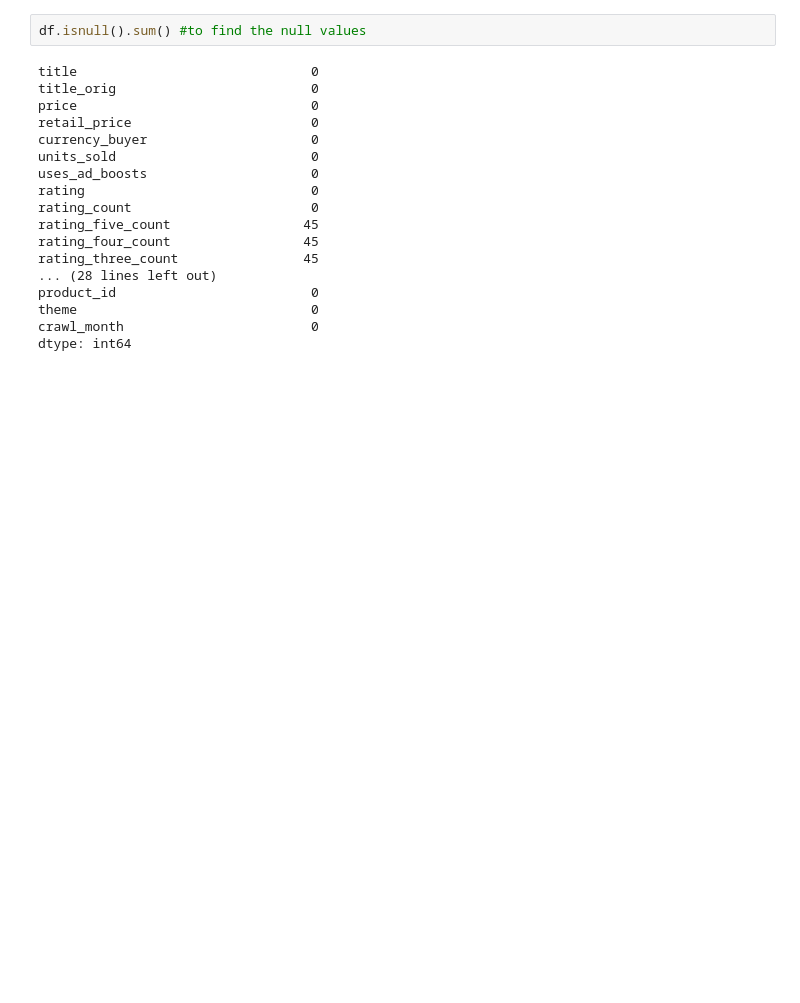
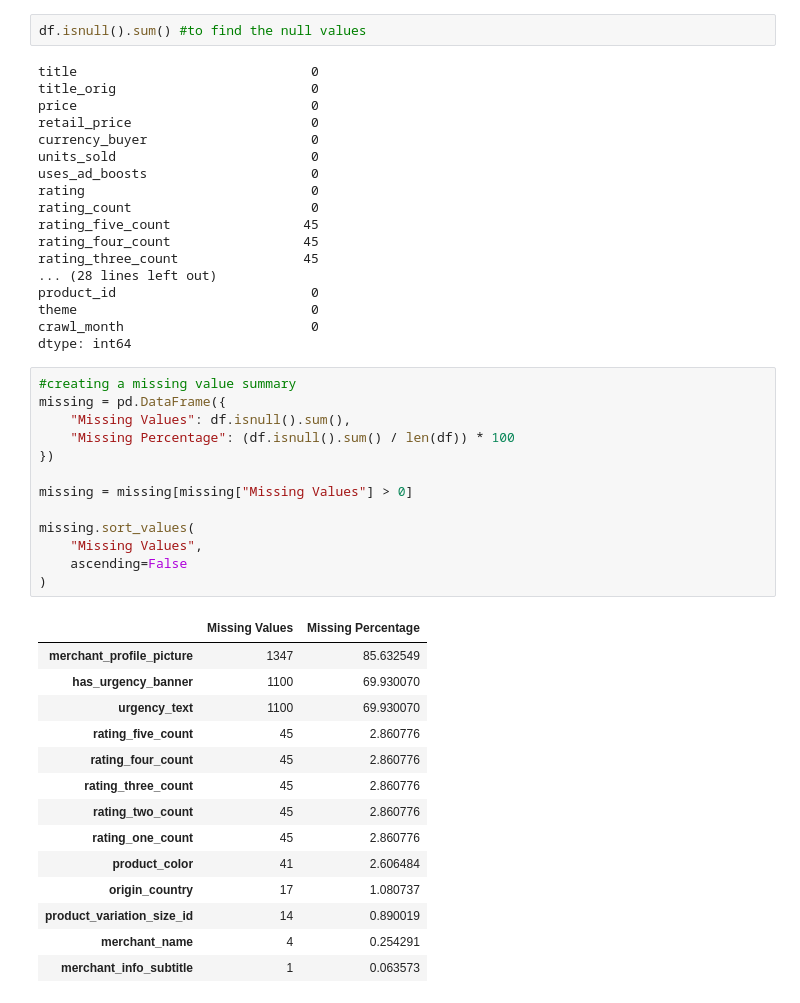
Before and after one commit to kaizen-jay/Retail-Sales-Analytics, a Jupyter notebook: notebooks/summer_product_analysis.ipynb, the cells around one changed output. Drawn from its saved outputs; the diff is of its cells as text; blank space fills up the shorter version.

```diff
--- a/notebooks/summer_product_analysis.ipynb
+++ b/notebooks/summer_product_analysis.ipynb
@@ -191,3 +191,31 @@ product_id                         0
 theme                              0
 crawl_month                        0
 dtype: int64
+# %%
+#creating a missing value summary
+missing = pd.DataFrame({
+    "Missing Values": df.isnull().sum(),
+    "Missing Percentage": (df.isnull().sum() / len(df)) * 100
+})
+
+missing = missing[missing["Missing Values"] > 0]
+
+missing.sort_values(
+    "Missing Values",
+    ascending=False
+)
+# %% [output]
+|  | Missing Values | Missing Percentage |
+| merchant_profile_picture | 1347 | 85.632549 |
+| has_urgency_banner | 1100 | 69.930070 |
+| urgency_text | 1100 | 69.930070 |
+| rating_five_count | 45 | 2.860776 |
+| rating_four_count | 45 | 2.860776 |
+| rating_three_count | 45 | 2.860776 |
+| rating_two_count | 45 | 2.860776 |
+| rating_one_count | 45 | 2.860776 |
+| product_color | 41 | 2.606484 |
+| origin_country | 17 | 1.080737 |
+| product_variation_size_id | 14 | 0.890019 |
+| merchant_name | 4 | 0.254291 |
+| merchant_info_subtitle | 1 | 0.063573 |
```
